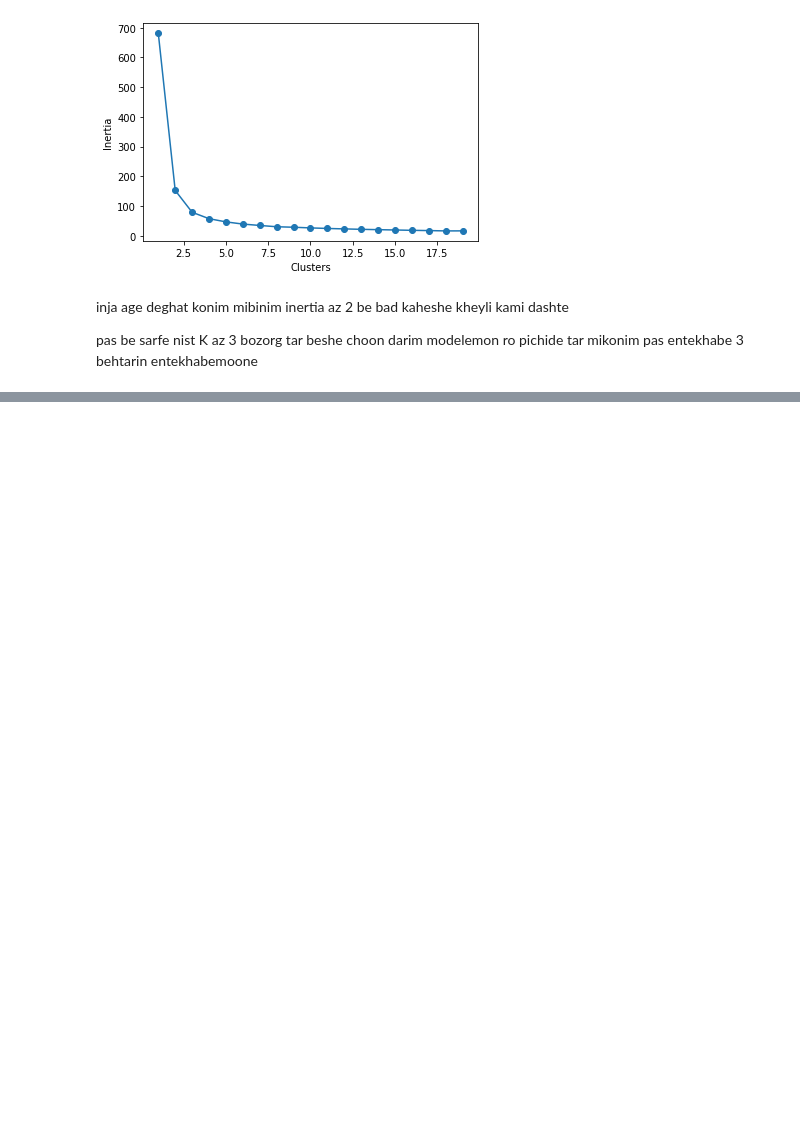
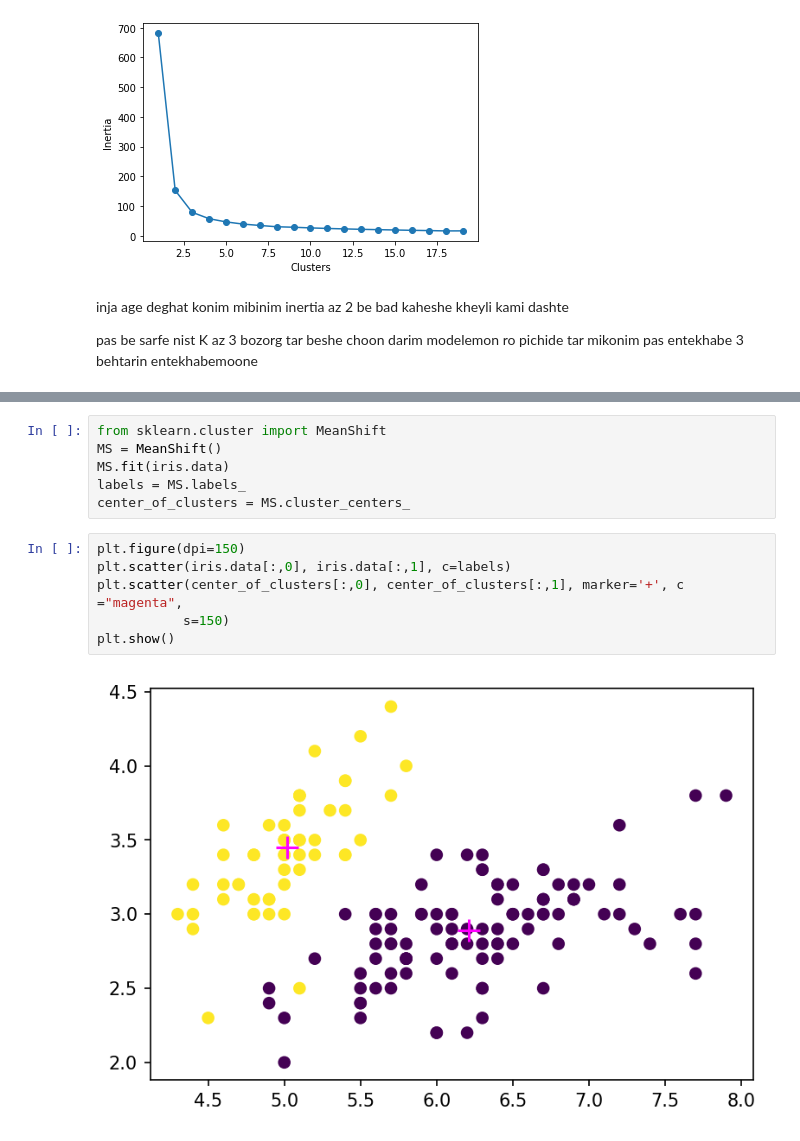
Before and after one commit to Dragon-Born/ML, a Jupyter notebook: unsupervised.ipynb, the cells around one changed output, grey strips where cells are left out. Cells and saved outputs as stored; diff of their text form; blank space fills up the shorter version.

```diff
--- a/unsupervised.ipynb
+++ b/unsupervised.ipynb
@@ -79,0 +143,14 @@ pas be sarfe nist K az 3 bozorg tar beshe choon darim modelemon ro pichide tar m
+# %%
+from sklearn.cluster import MeanShift
+MS = MeanShift()
+MS.fit(iris.data)
+labels = MS.labels_
+center_of_clusters = MS.cluster_centers_
+# %%
+plt.figure(dpi=150)
+plt.scatter(iris.data[:,0], iris.data[:,1], c=labels)
+plt.scatter(center_of_clusters[:,0], center_of_clusters[:,1], marker='+', c ="magenta",
+           s=150)
+plt.show()
+# %% [output]
+[figure, added]
```
Also changed, not shown: parts of 9 cells of this notebook, 6 other files.
